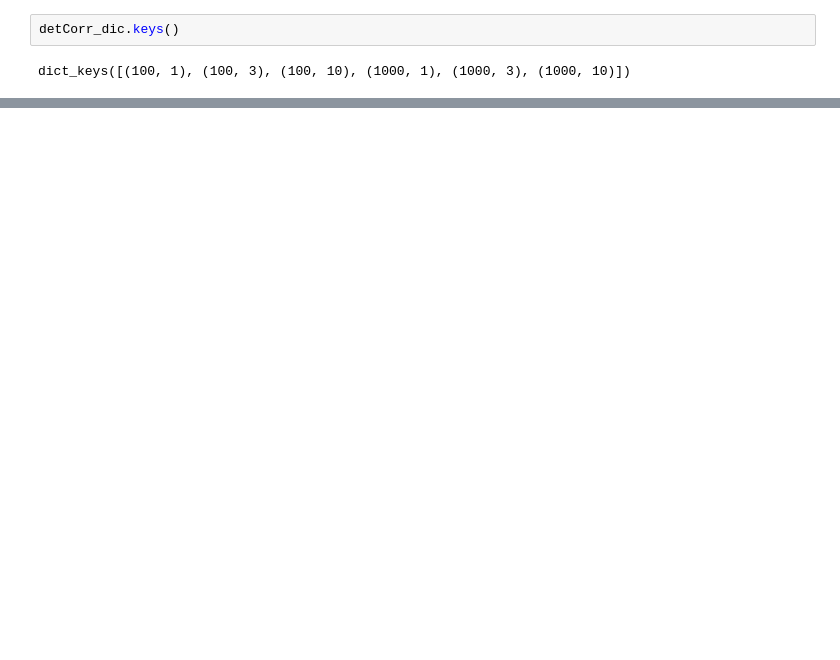
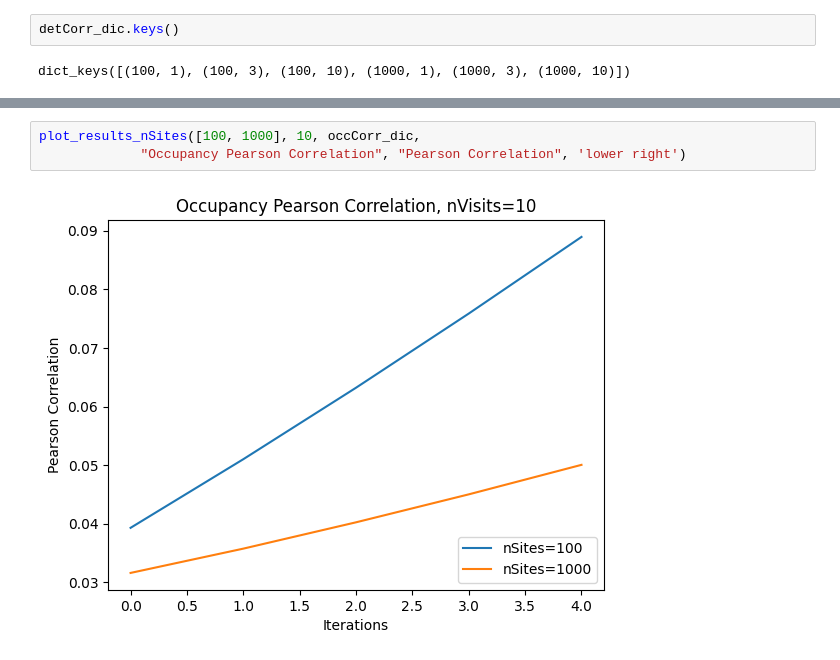
Before and after one commit to Hutchinson-Lab/StatEcoNet-AAAI21, a Jupyter notebook: StatEcoNet/identifiability.ipynb, the cells around one changed output, grey strips where cells are left out. Saved outputs shown, nothing was run; the diff lists cells and outputs as text; blank space fills up the shorter version.

```diff
--- a/StatEcoNet/identifiability.ipynb
+++ b/StatEcoNet/identifiability.ipynb
@@ -248,0 +156,5 @@ plt.legend(loc='upper right')
+# %%
+plot_results_nSites([100, 1000], 10, occCorr_dic,
+             "Occupancy Pearson Correlation", "Pearson Correlation", 'lower right')
+# %% [output]
+[figure, added]
```
Also changed, not shown: parts of 19 cells of this notebook.
